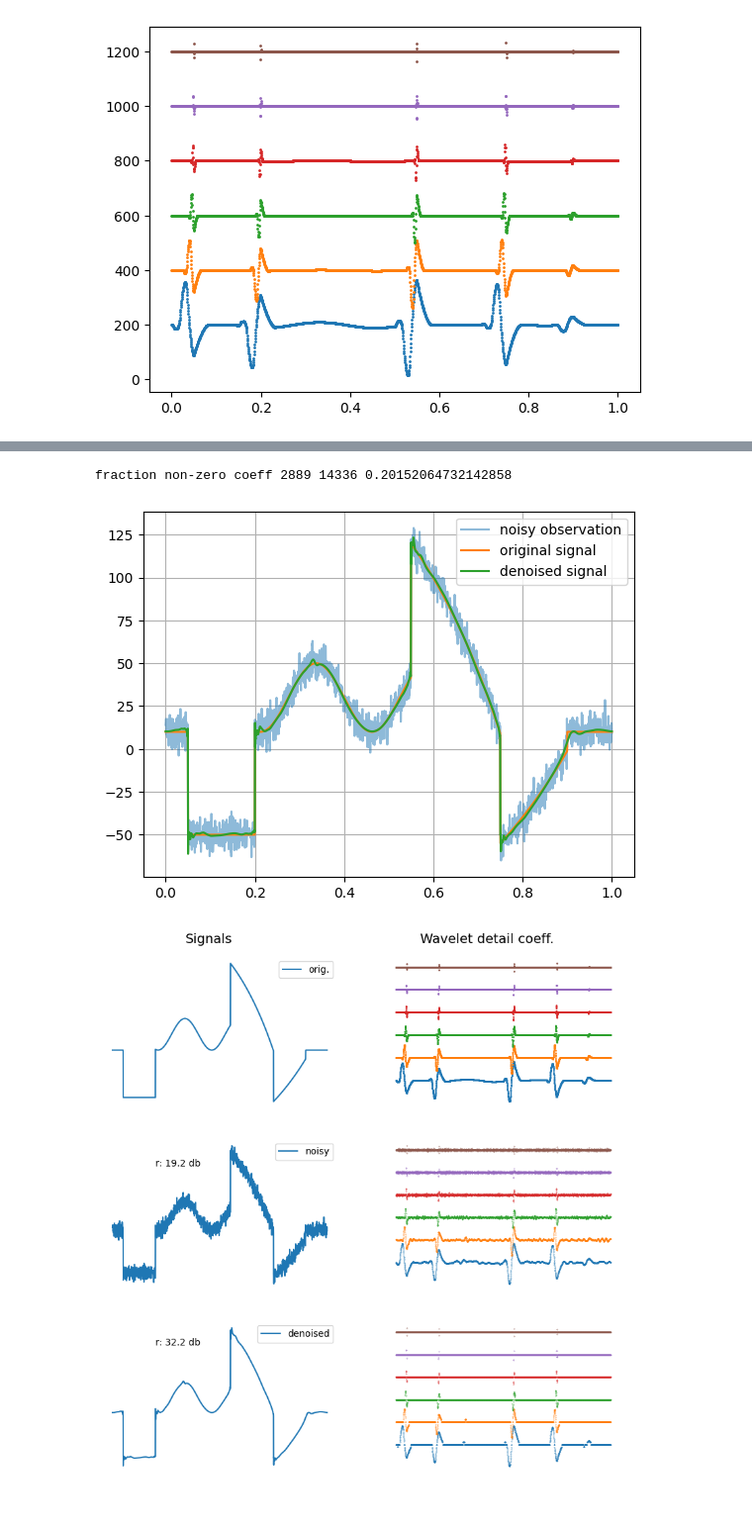
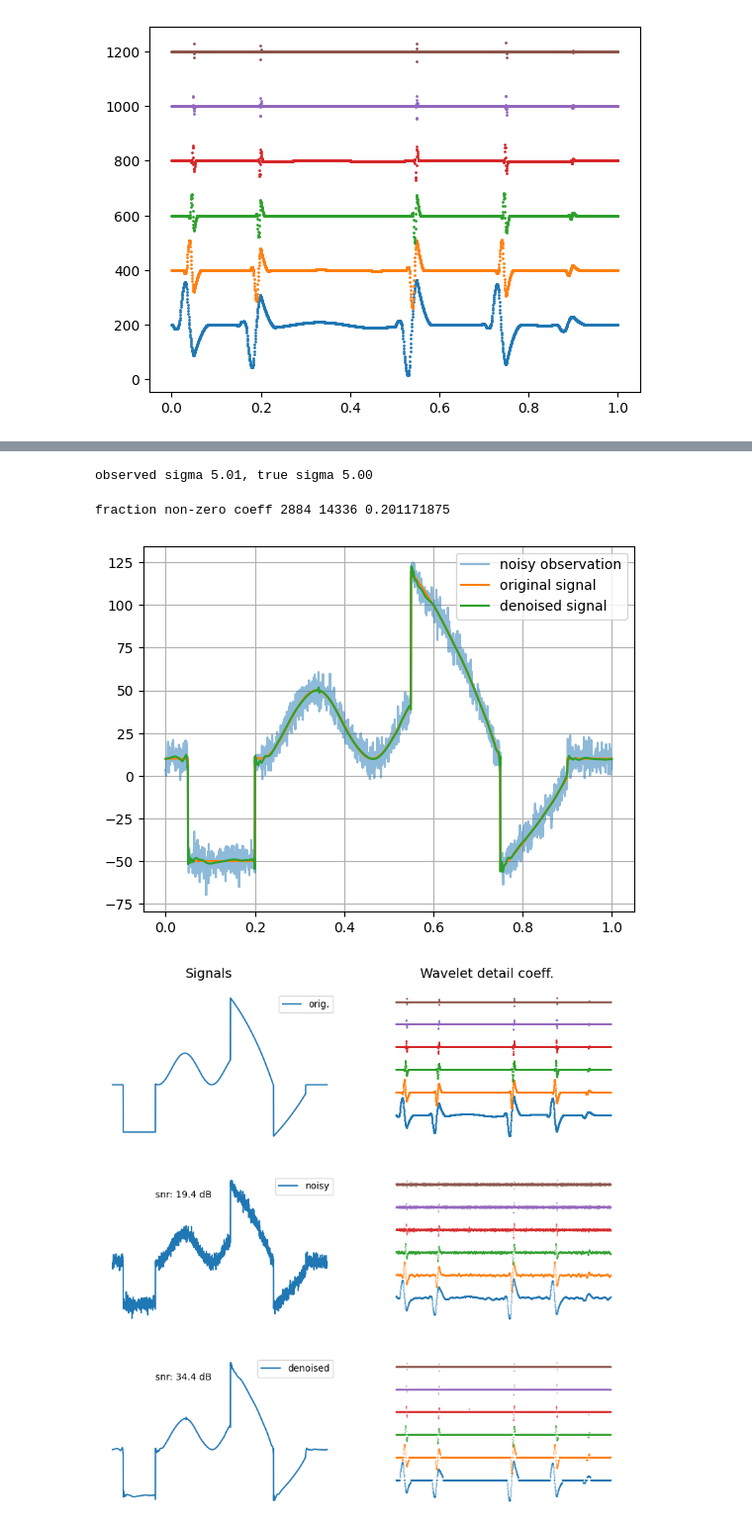
Before and after one commit to jecampagne/cours_mallat_cdf, a Jupyter notebook: cours2024/Wavelet1DDenoising.ipynb, the cells around one changed output, grey strips where cells are left out. Shown: that part at 99% size. Drawn from its saved outputs; the diff is of its cells as text; code cells hidden in the pictures.

```diff
--- a/cours2024/Wavelet1DDenoising.ipynb
+++ b/cours2024/Wavelet1DDenoising.ipynb
@@ -56,10 +57,18 @@ grid()
 # %%
 # decompsition of noisy observation
 coeffs_o = swt(obs,wave,level=level,trim_approx=True)
+# %%
+#get details coeffs CD1 to estimate the sigma via MAD (Median Absolute Deviation)
+details = np.array([coeffs_o[i] for i in  range(1,len(coeffs_o))])
+details = details.flatten()
+sig_obs = 1.4826 * np.median(np.abs(coeffs_o[-1]))
+print(f"observed sigma {sig_obs:.2f}, true sigma {sigma:.2f}")
+# %% [output]
+observed sigma 5.01, true sigma 5.00
 # %%
-# Hard threshold denoising
+# Hard threshold applied to CDi: i=1,n
 coeffs_o_th = coeffs_o.copy()
-Threshold = sigma * np.sqrt(2*np.log(Ns))
+Threshold = sig_obs * np.sqrt(2*np.log(Ns))
 for i in range(1,len(coeffs_o)):
     coeffs_o_th[i] = threshold(coeffs_o[i],Threshold,mode='hard',substitute=0)
 # %%
@@ -70,7 +79,7 @@ for  i in range(0,len(coeffs_o)):
   sum += np.count_nonzero(coeffs_o_th[i])
 print('fraction non-zero coeff',sum,n,sum/n)
 # %% [output]
-fraction non-zero coeff 2889 14336 0.20152064732142858
+fraction non-zero coeff 2884 14336 0.201171875
 # %%
 # estimation of denoised signal
 hat_signal = iswt(coeffs_o_th,wave)
@@ -81,7 +90,7 @@ plot(xvals,hat_signal, label="denoised signal")
 legend()
 grid()
 # %% [output]
-[figure, old version]
+[figure, new version]
 # %%
 #metric to compare x wrt x_refernce
 def metric(x,xref):
@@ -89,30 +98,30 @@ def metric(x,xref):
 # %%
 fig,axs=subplots(3,2,figsize=(10,10))
 axs[0,0].plot(xvals,signal,label="orig.")
 axs[1,0].plot(xvals,obs,label="noisy")
 axs[2,0].plot(xvals,hat_signal,label="denoised")
 axs[0,0].legend()
 axs[1,0].legend()
 axs[2,0].legend()
 
-axs[1,0].text(0.2,100,f"r: {metric(obs,signal):.3} db")
-axs[2,0].text(0.2,100,f"r: {metric(hat_signal,signal):.3} db")
+axs[1,0].text(0.2,100,f"snr: {metric(obs,signal):.3} dB")
+axs[2,0].text(0.2,100,f"snr: {metric(hat_signal,signal):.3} dB")
 
 
 for i in range(1,len(coeffs)):
     axs[0,1].scatter(xvals,i*200 + coeffs[i],s=1)
     axs[1,1].scatter(xvals,i*200 + coeffs_o[i],s=0.1)
     axs[2,1].scatter(xvals,i*200 + coeffs_o_th[i],s=0.1)
 
 for ax in axs.flatten():
     ax.set_xticks([])
     ax.set_yticks([])
     ax.axis('off')
 
 fig.text(0.25,0.9,"Signals",fontsize=14);
 fig.text(0.6,0.9,"Wavelet detail coeff.",fontsize=14);
 # %% [output]
-[figure, old version]
+[figure, new version]
 # %%
 from scipy.fft import rfft, irfft, rfftfreq
 # %%
```
Also changed, not shown: parts of 6 cells of this notebook.
